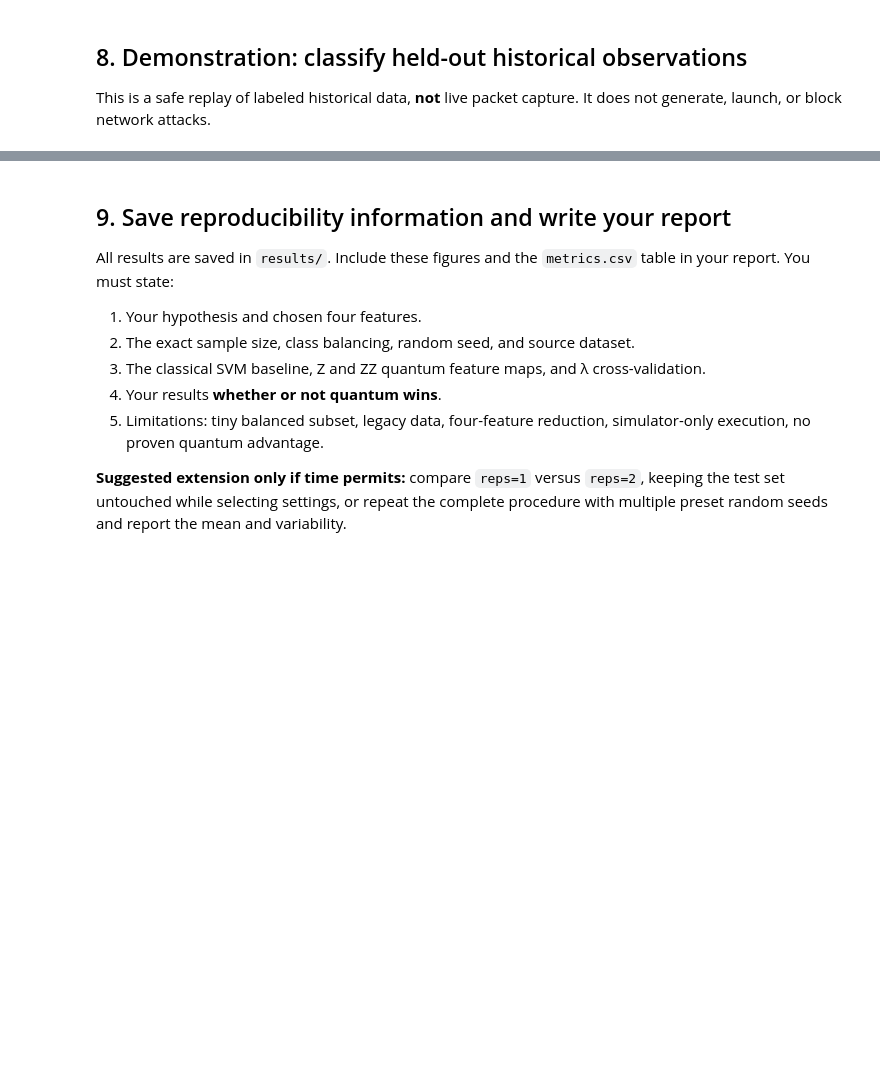
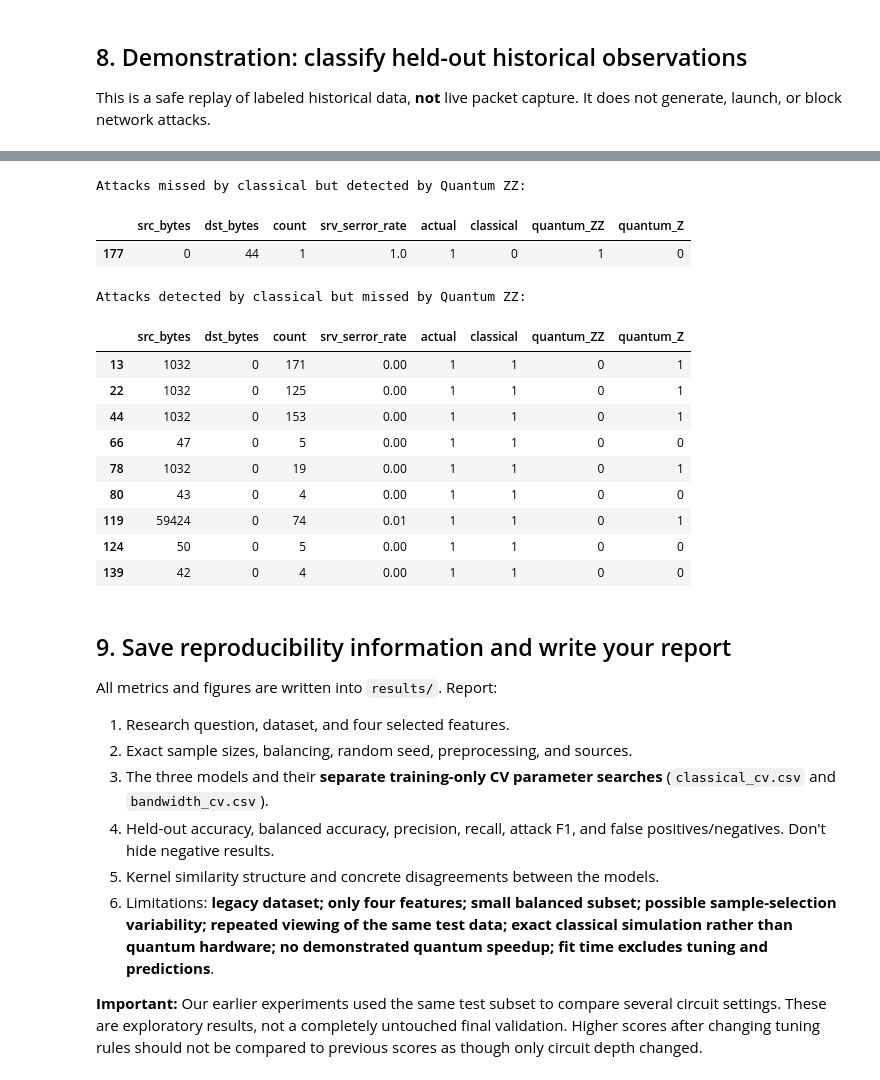
Before and after one commit to HerrickVasck/QuantumShield, a Jupyter notebook: QuantumShield.ipynb, the cells around one changed output, grey strips where cells are left out. Cells and saved outputs as stored; diff of their text form; code cells hidden in the pictures; blank space fills up the shorter version.

```diff
--- a/QuantumShield.ipynb
+++ b/QuantumShield.ipynb
@@ -345,17 +506,77 @@ demo.to_csv(RESULTS_DIR / "demo_predictions.csv", index=False)
 | 6 | 7 | Attack | Attack | Attack |
 | 7 | 8 | Benign | Benign | Benign |
+# %%
+# Compare classification decisions on test data
+
+cases = test_df[FEATURE_NAMES].copy()
+
+cases["actual"] = y_test
+
+cases["classical"] = preds["Classical RBF SVM"]
+cases["quantum_ZZ"] = preds["Quantum ZZ QSVC"]
+cases["quantum_Z"] = preds["Quantum Z QSVC"]
+
+# Actual attacks that classical ML missed,
+# but Quantum ZZ correctly detected
+
+quantum_wins = cases[
+    (cases["actual"] == 1) &
+    (cases["classical"] == 0) &
+    (cases["quantum_ZZ"] == 1)
+]
+
+print("Attacks missed by classical but detected by Quantum ZZ:")
+display(quantum_wins.head(10))
+
+# Actual attacks detected by classical,
+# but missed by Quantum ZZ
+
+classical_wins = cases[
+    (cases["actual"] == 1) &
+    (cases["classical"] == 1) &
+    (cases["quantum_ZZ"] == 0)
+]
+
+print("Attacks detected by classical but missed by Quantum ZZ:")
+display(classical_wins.head(10))
+
+quantum_wins.to_csv(
+    RESULTS_DIR / "quantum_unique_detections.csv",
+    index=False
+)
+
+classical_wins.to_csv(
+    RESULTS_DIR / "classical_unique_detections.csv",
+    index=False
+)
+# %% [output]
+Attacks missed by classical but detected by Quantum ZZ:
+|  | src_bytes | dst_bytes | count | srv_serror_rate | actual | classical | quantum_ZZ | quantum_Z |
+| 177 | 0 | 44 | 1 | 1.0 | 1 | 0 | 1 | 0 |
+Attacks detected by classical but missed by Quantum ZZ:
+|  | src_bytes | dst_bytes | count | srv_serror_rate | actual | classical | quantum_ZZ | quantum_Z |
+| 13 | 1032 | 0 | 171 | 0.00 | 1 | 1 | 0 | 1 |
+| 22 | 1032 | 0 | 125 | 0.00 | 1 | 1 | 0 | 1 |
+| 44 | 1032 | 0 | 153 | 0.00 | 1 | 1 | 0 | 1 |
+| 66 | 47 | 0 | 5 | 0.00 | 1 | 1 | 0 | 0 |
+| 78 | 1032 | 0 | 19 | 0.00 | 1 | 1 | 0 | 1 |
+| 80 | 43 | 0 | 4 | 0.00 | 1 | 1 | 0 | 0 |
+| 119 | 59424 | 0 | 74 | 0.01 | 1 | 1 | 0 | 1 |
+| 124 | 50 | 0 | 5 | 0.00 | 1 | 1 | 0 | 0 |
+| 139 | 42 | 0 | 4 | 0.00 | 1 | 1 | 0 | 0 |
 # %% [markdown]
 ## 9. Save reproducibility information and write your report
 
-All results are saved in `results/`. Include these figures and the `metrics.csv` table in your report. You must state:
+All metrics and figures are written into `results/`. Report:
 
-1. Your hypothesis and chosen four features.
-2. The exact sample size, class balancing, random seed, and source dataset.
-3. The classical SVM baseline, Z and ZZ quantum feature maps, and λ cross-validation.
-4. Your results **whether or not quantum wins**.
-5. Limitations: tiny balanced subset, legacy data, four-feature reduction, simulator-only execution, no proven quantum advantage.
+1. Research question, dataset, and four selected features.
+2. Exact sample sizes, balancing, random seed, preprocessing, and sources.
+3. The three models and their **separate training-only CV parameter searches** (`classical_cv.csv` and `bandwidth_cv.csv`).
+4. Held-out accuracy, balanced accuracy, precision, recall, attack F1, and false positives/negatives. Don't hide negative results.
+5. Kernel similarity structure and concrete disagreements between the models.
+6. Limitations: **legacy dataset; only four features; small balanced subset; possible sample-selection variability; repeated viewing of the same test data; exact classical simulation rather than quantum hardware; no demonstrated quantum speedup; fit time excludes tuning and predictions**.
 
-**Suggested extension only if time permits:** compare `reps=1` versus `reps=2`, keeping the test set untouched while selecting settings, or repeat the complete procedure with multiple preset random seeds and report the mean and variability.
+**Important:** Our earlier experiments used the same test subset to compare several circuit settings. These are exploratory results, not a completely untouched final validation. Higher scores after changing tuning rules should not be compared to previous scores as though only circuit depth changed.
 # %%
 config = {
     "name": "QuantumShield — Interstate Quantum Hackathon 2026",
```
Also changed, not shown: parts of 12 cells of this notebook, 48 other files.
